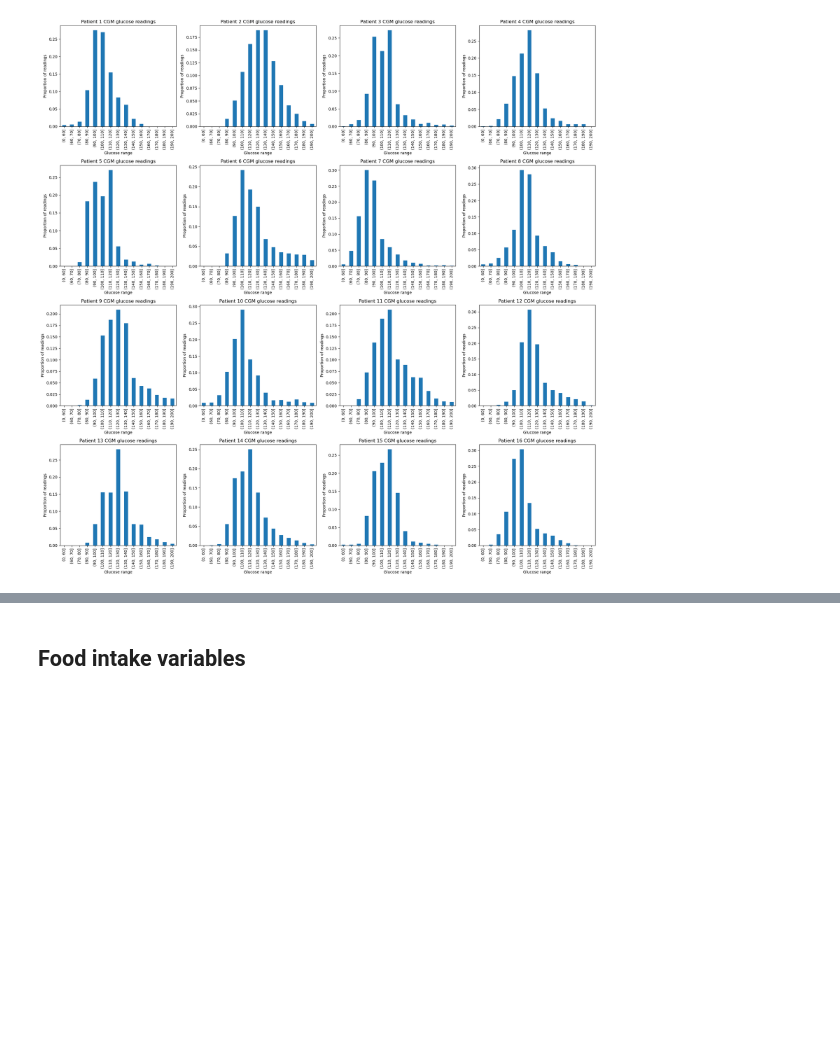
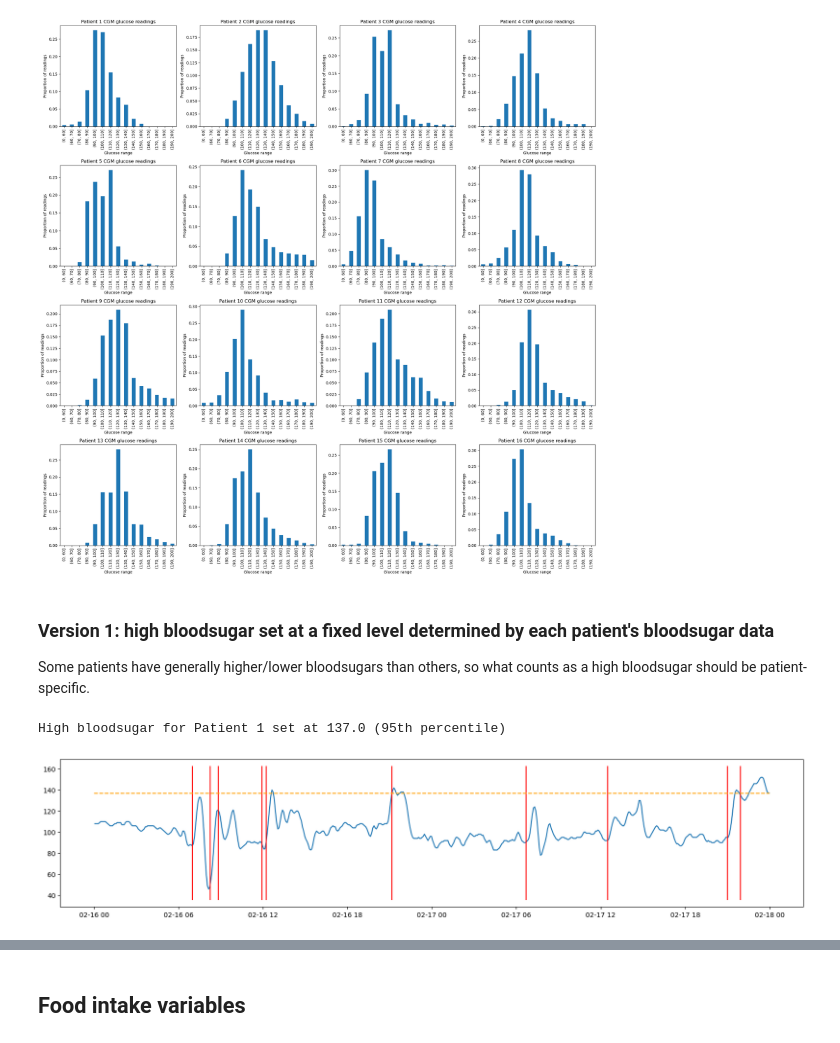
Before and after one commit to NoahGillespie/CGM, a Jupyter notebook: EDA.ipynb, the cells around one changed output, grey strips where cells are left out. Drawn from its saved outputs; the diff is of its cells as text; code cells hidden in the pictures; blank space fills up the shorter version.

```diff
--- a/EDA.ipynb
+++ b/EDA.ipynb
@@ -192,3 +192,18 @@ plt.tight_layout()
 plt.show()
 # %% [output]
 [figure]
+# %% [markdown]
+### Version 1: high bloodsugar set at a fixed level determined by each patient's bloodsugar data
+
+Some patients have generally higher/lower bloodsugars than others, so what counts as a high bloodsugar should be patient-specific.
+# %%
+high_threshold = np.percentile(data[1].glu, 95)
+print('High bloodsugar for Patient 1 set at', high_threshold, '(95th percentile)')
+
+plot_series_with_food(data[1].glu, data[1].food, '2020-02-16', '2020-02-17')
+plt.hlines(high_threshold, xmin=pd.Timestamp('2020-02-16'), xmax=pd.Timestamp('2020-02-17')+pd.Timedelta(days=1), colors="orange",linestyles="dashed")
+
+plt.show()
+# %% [output]
+High bloodsugar for Patient 1 set at 137.0 (95th percentile)
+[figure, added]
```
Also changed, not shown: parts of 8 cells of this notebook, 1 other file.
